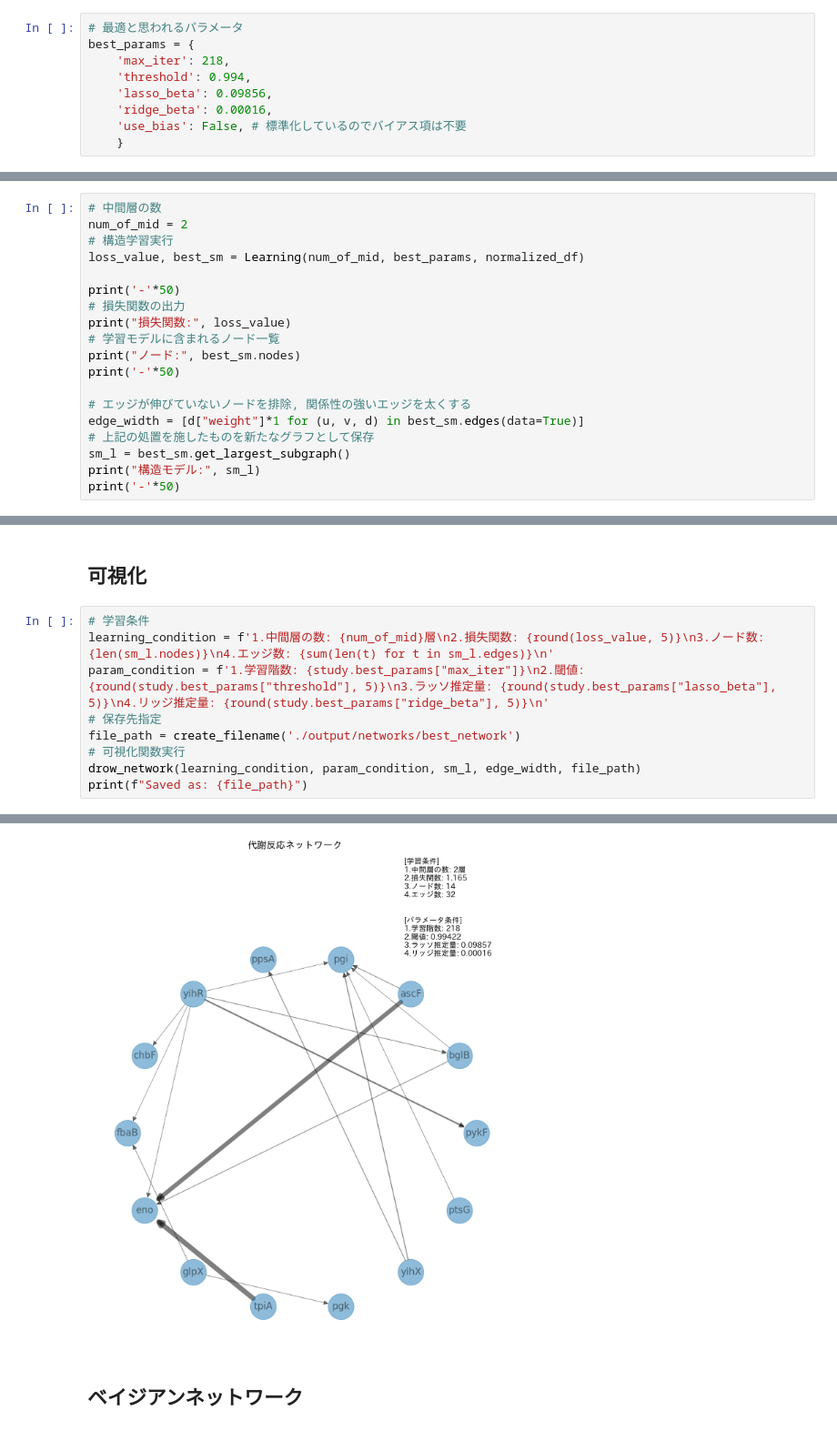
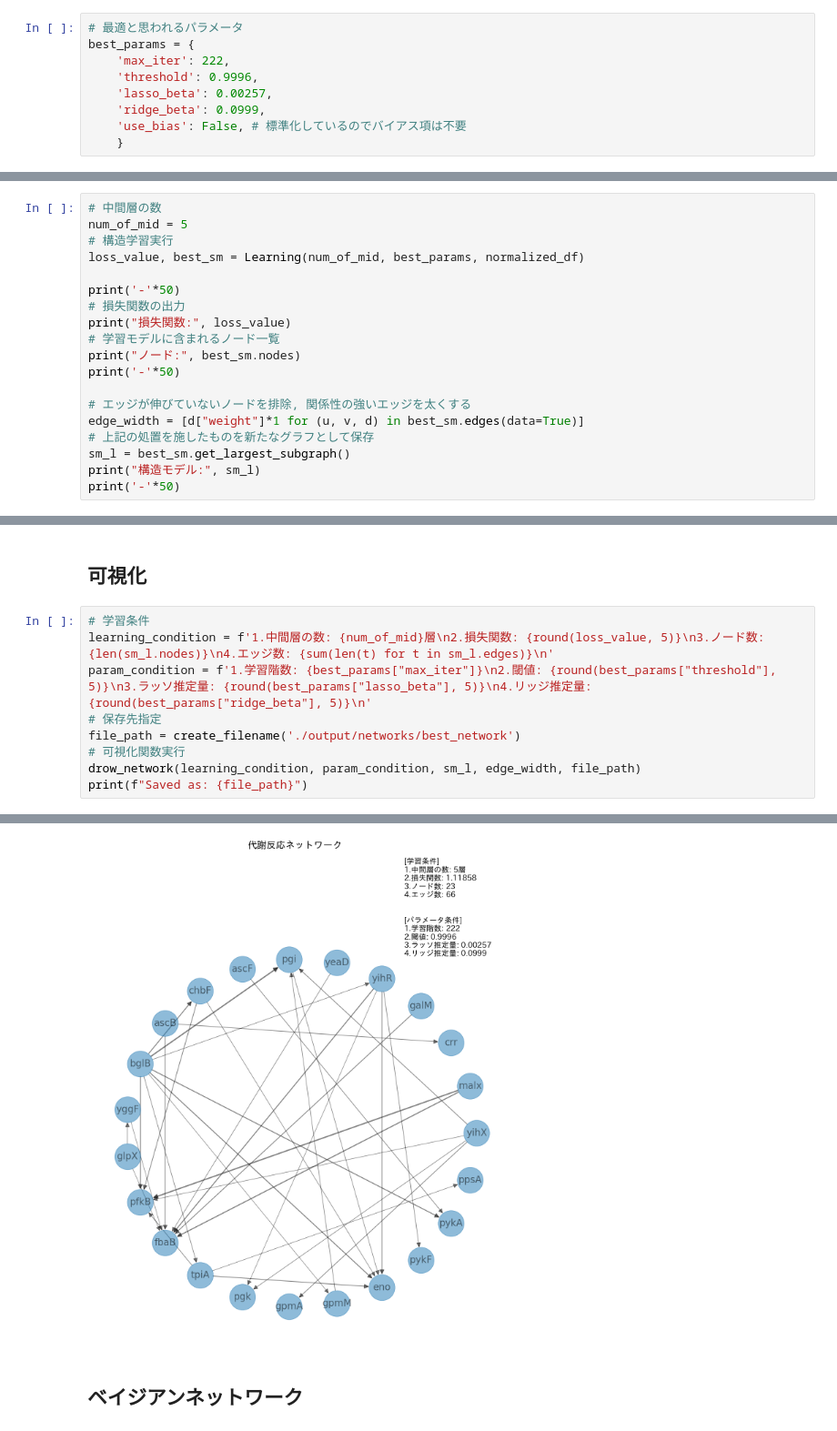
Before and after one commit to SanchanY/bn, a Jupyter notebook: work/bio_torch_CausalNext.ipynb, the cells around one changed output, grey strips where cells are left out. Shown at 91% size. Cells and saved outputs as stored; diff of their text form.

```diff
--- a/work/bio_torch_CausalNext.ipynb
+++ b/work/bio_torch_CausalNext.ipynb
@@ -216,10 +216,10 @@ print(best_params)
 # %%
 # 最適と思われるパラメータ
 best_params = {
-    'max_iter': 218,
-    'threshold': 0.994,
-    'lasso_beta': 0.09856,
-    'ridge_beta': 0.00016,
+    'max_iter': 222,
+    'threshold': 0.9996,
+    'lasso_beta': 0.00257,
+    'ridge_beta': 0.0999,
     'use_bias': False, # 標準化しているのでバイアス項は不要
     }
 # %% [markdown]
@@ -230,7 +230,7 @@ best_params = {
 - ドメイン知識として，明らかに関係のあるものはノード・エッジを追加，関係のないものは削除したい
 # %%
 # 中間層の数
-num_of_mid = 2
+num_of_mid = 5
 # 構造学習実行
 loss_value, best_sm = Learning(num_of_mid, best_params, normalized_df)
 
@@ -254,7 +259,7 @@ TypeError: 'int' object is not subscriptable
 # %%
 # 学習条件
 learning_condition = f'1.中間層の数: {num_of_mid}層\n2.損失関数: {round(loss_value, 5)}\n3.ノード数: {len(sm_l.nodes)}\n4.エッジ数: {sum(len(t) for t in sm_l.edges)}\n'
-param_condition = f'1.学習階数: {study.best_params["max_iter"]}\n2.閾値: {round(study.best_params["threshold"], 5)}\n3.ラッソ推定量: {round(study.best_params["lasso_beta"], 5)}\n4.リッジ推定量: {round(study.best_params["ridge_beta"], 5)}\n'
+param_condition = f'1.学習階数: {best_params["max_iter"]}\n2.閾値: {round(best_params["threshold"], 5)}\n3.ラッソ推定量: {round(best_params["lasso_beta"], 5)}\n4.リッジ推定量: {round(best_params["ridge_beta"], 5)}\n'
 # 保存先指定
 file_path = create_filename('./output/networks/best_network')
 # 可視化関数実行
@@ -265,4 +270,4 @@ Saved as: ././output/networks/best_network_5.png
-[figure, old version]
+[figure, new version]
 # %% [markdown]
 ## ベイジアンネットワーク
 # %% [markdown]
```
Also changed, not shown: parts of 9 cells of this notebook, 7 other files.
